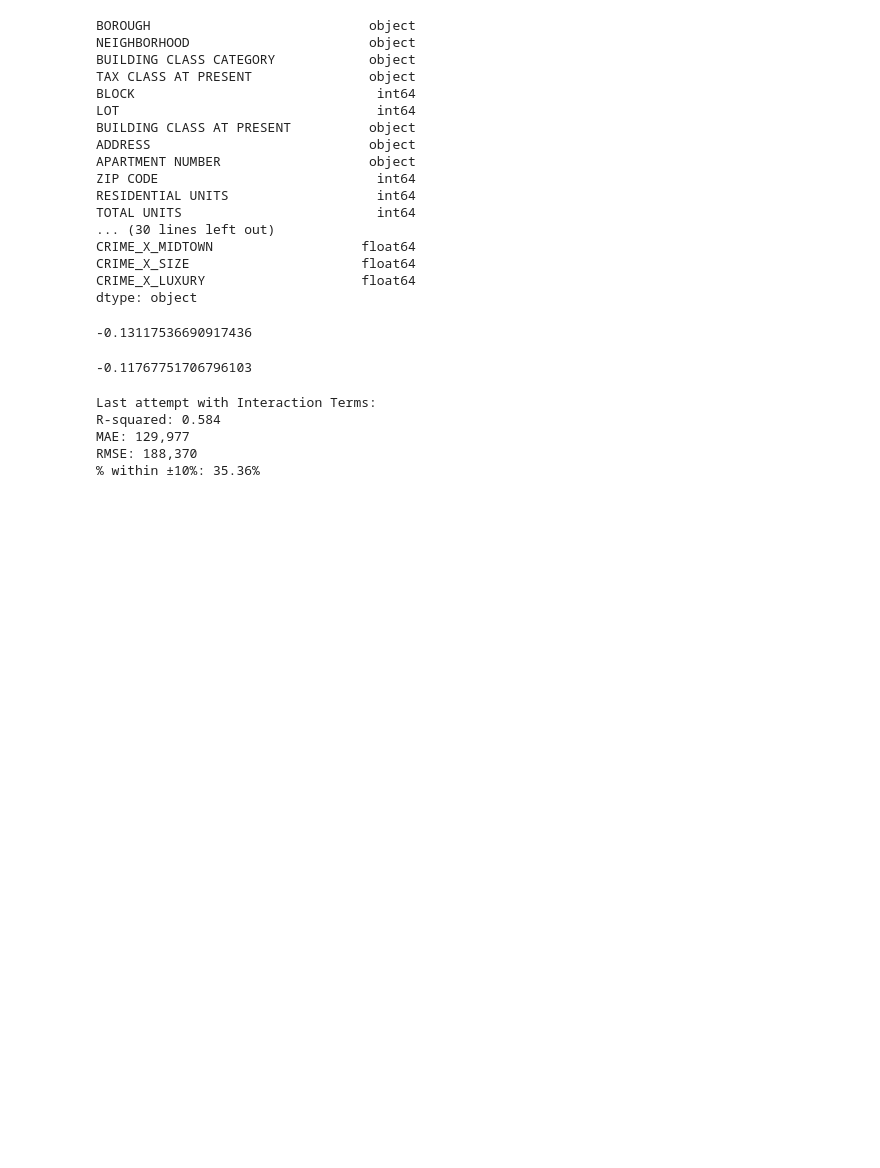
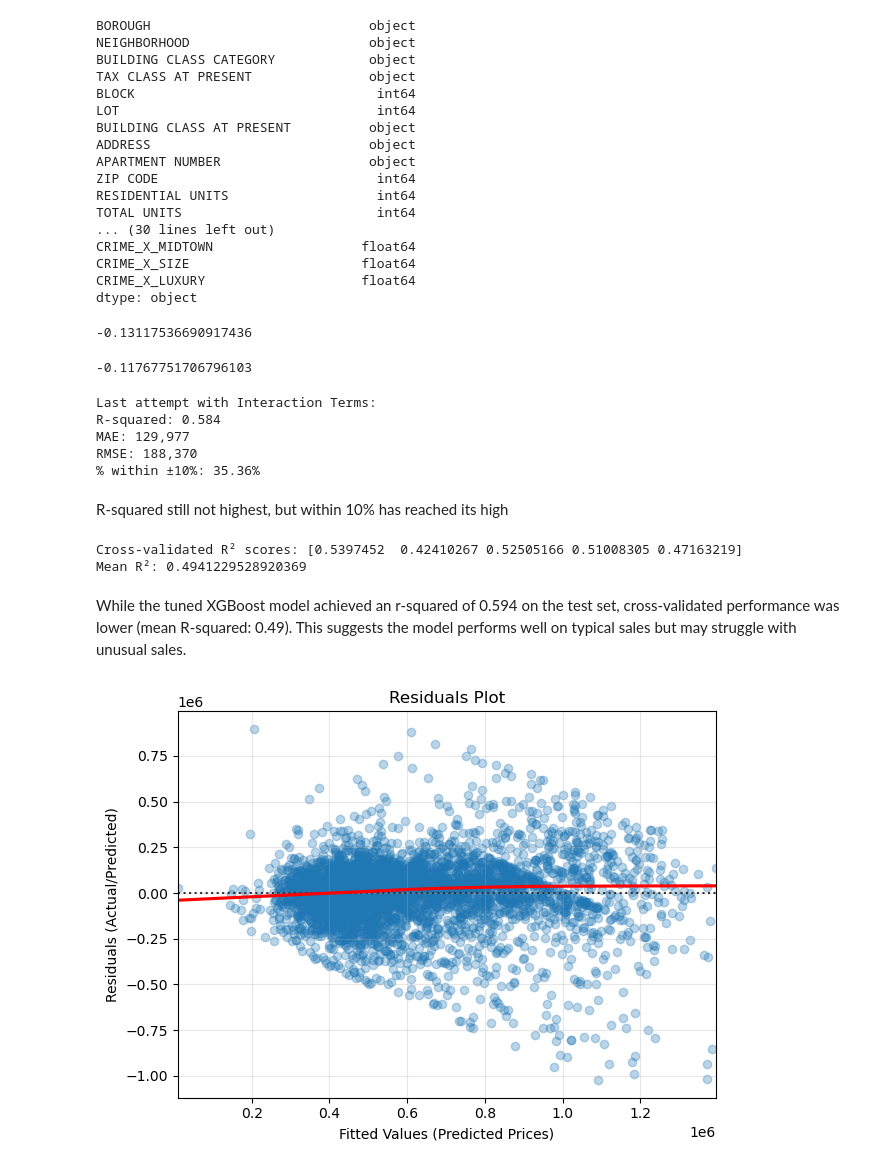
Before and after one commit to spencerpolans/Capstone_Project_2, a Jupyter notebook: Capstone Project 2.ipynb, the cells around one changed output. Cells and saved outputs as stored; diff of their text form; code cells hidden in the pictures; blank space fills up the shorter version.

```diff
--- a/Capstone Project 2.ipynb
+++ b/Capstone Project 2.ipynb
@@ -542,10 +542,7 @@ zip                        0
 income_household_median    0
 dtype: int64
 # %%
-df_income.rename(columns={
-    'zip': 'ZIP CODE',
-    'income_household_median': 'ZIP_MEDIAN_INCOME'
-}, inplace=True)
+df_income.rename(columns={'zip': 'ZIP CODE', 'income_household_median': 'ZIP_MEDIAN_INCOME'}, inplace=True)
 # %%
 df = df.merge(df_income[['ZIP CODE', 'ZIP_MEDIAN_INCOME']], on='ZIP CODE', how='left')
 # %%
@@ -1207,10 +1208,7 @@ df['BBL'] = (
     df['LOT'].astype(str).str.zfill(4)
 )
 # %%
-df = df.merge(
-    df_pluto[['BBL', 'LATITUDE', 'LONGITUDE']],
-    on='BBL',
-    how='left')
+df = df.merge(df_pluto[['BBL', 'LATITUDE', 'LONGITUDE']], on='BBL', how='left')
 # %%
 df.head()
 # %% [output]
@@ -1238,10 +1236,7 @@ Index(['BOROUGH', 'NEIGHBORHOOD', 'BUILDING CLASS CATEGORY',
 # %%
 #for clarity
 
-df.rename(columns={
-    'LATITUDE': 'REAL_LAT',
-    'LONGITUDE': 'REAL_LON'
-}, inplace=True)
+df.rename(columns={'LATITUDE': 'REAL_LAT','LONGITUDE': 'REAL_LON'}, inplace=True)
 # %%
 #same code as before, but now using real alt and long
 
@@ -1777,3 +1778,38 @@ R-squared: 0.584
 MAE: 129,977
 RMSE: 188,370
 % within ±10%: 35.36%
+# %% [markdown]
+R-squared still not highest, but within 10% has reached its high
+# %%
+X = df[categorical_features_two + numerical_features_two]
+y = df['SALE PRICE']
+
+cv_scores = cross_val_score(
+    xgb_model_two,
+    X, y,
+    scoring='r2',
+    cv=5
+)
+
+print("Cross-validated R-squared scores:", cv_scores)
+print("Mean R-squared:", np.mean(cv_scores))
+
+#results are worse?
+# %% [output]
+Cross-validated R² scores: [0.5397452  0.42410267 0.52505166 0.51008305 0.47163219]
+Mean R²: 0.4941229528920369
+# %% [markdown]
+While the tuned XGBoost model achieved an r-squared of 0.594 on the test set, cross-validated performance was lower (mean R-squared: 0.49). This suggests the model performs well on typical sales but may struggle with unusual sales.
+# %%
+#residual plot
+residuals = y_test - y_pred
+sns.residplot(x=y_pred,y=residuals,lowess=True, line_kws={"color": "red"}, scatter_kws={"alpha": 0.3}
+)
+plt.xlabel("Fitted Values (Predicted Prices)")
+plt.ylabel("Residuals (Actual/Predicted)")
+plt.title("Residuals Plot")
+plt.grid(True, alpha=0.3)
+plt.tight_layout()
+plt.show()
+# %% [output]
+[figure, added]
```
Also changed, not shown: parts of 31 cells of this notebook, 2 other files.
